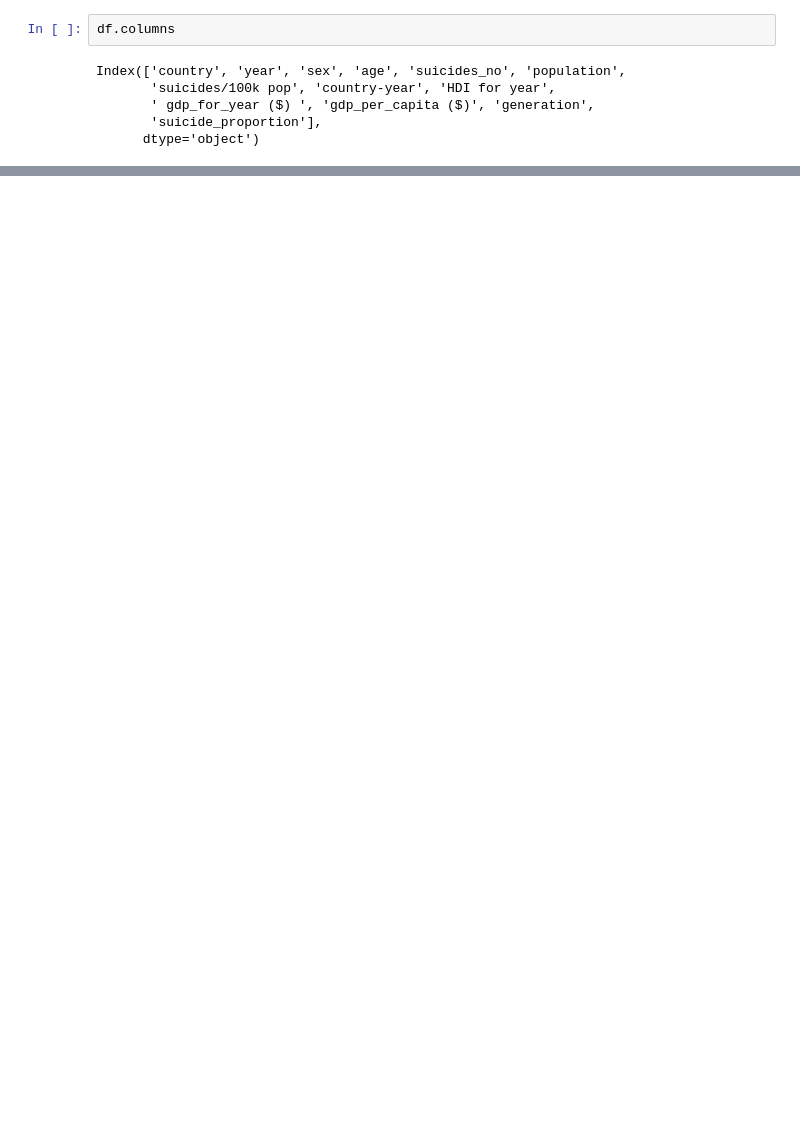
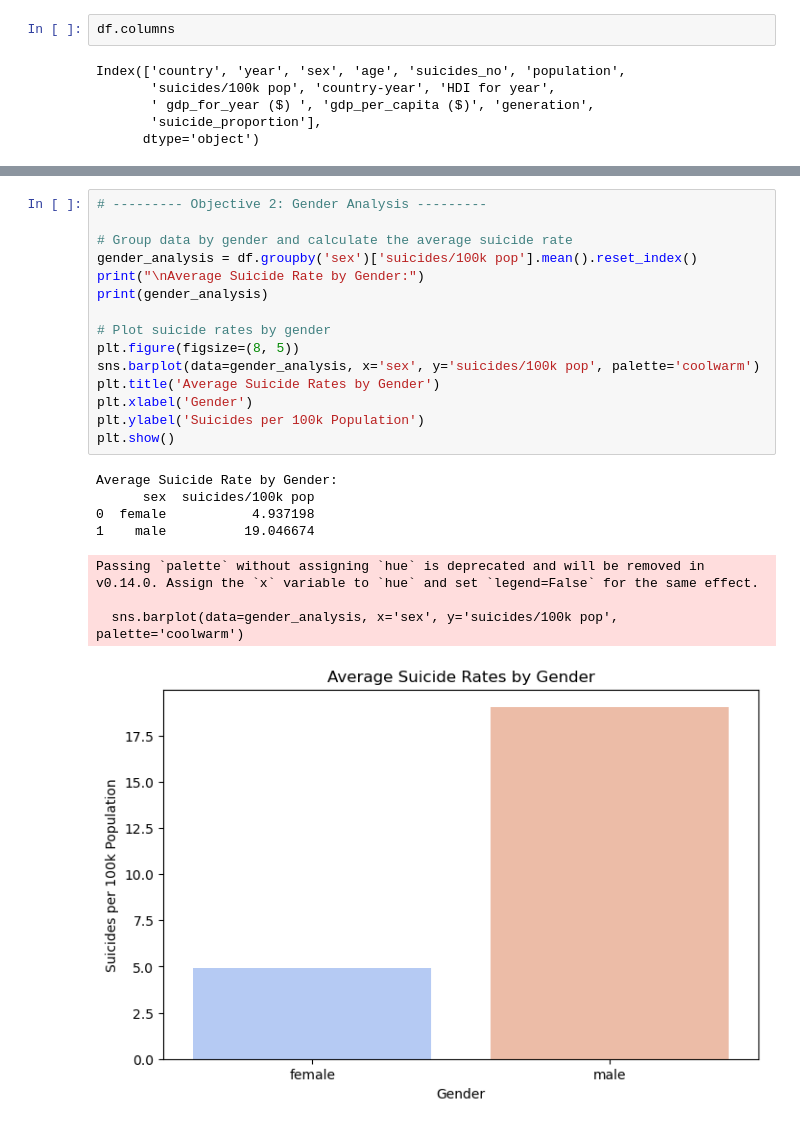
Before and after one commit to hadasssahamase/Suicide_rates_project, a Jupyter notebook: Suicide_rate_project/Suicide_rate_project.ipynb, the cells around one changed output, grey strips where cells are left out. Drawn from its saved outputs; the diff is of its cells as text; blank space fills up the shorter version.

```diff
--- a/Suicide_rate_project/Suicide_rate_project.ipynb
+++ b/Suicide_rate_project/Suicide_rate_project.ipynb
@@ -261,0 +145,24 @@ Index(['country', 'year', 'sex', 'age', 'suicides_no', 'population',
+# %%
+# --------- Objective 2: Gender Analysis ---------
+
+# Group data by gender and calculate the average suicide rate
+gender_analysis = df.groupby('sex')['suicides/100k pop'].mean().reset_index()
+print("\nAverage Suicide Rate by Gender:")
+print(gender_analysis)
+
+# Plot suicide rates by gender
+plt.figure(figsize=(8, 5))
+sns.barplot(data=gender_analysis, x='sex', y='suicides/100k pop', palette='coolwarm')
+plt.title('Average Suicide Rates by Gender')
+plt.xlabel('Gender')
+plt.ylabel('Suicides per 100k Population')
+plt.show()
+# %% [output]
+Average Suicide Rate by Gender:
+      sex  suicides/100k pop
+0  female           4.937198
+1    male          19.046674
+Passing `palette` without assigning `hue` is deprecated and will be removed in v0.14.0. Assign the `x` variable to `hue` and set `legend=False` for the same effect.
+
+  sns.barplot(data=gender_analysis, x='sex', y='suicides/100k pop', palette='coolwarm')
+[figure, added]
```
Also changed, not shown: parts of 38 cells of this notebook.
